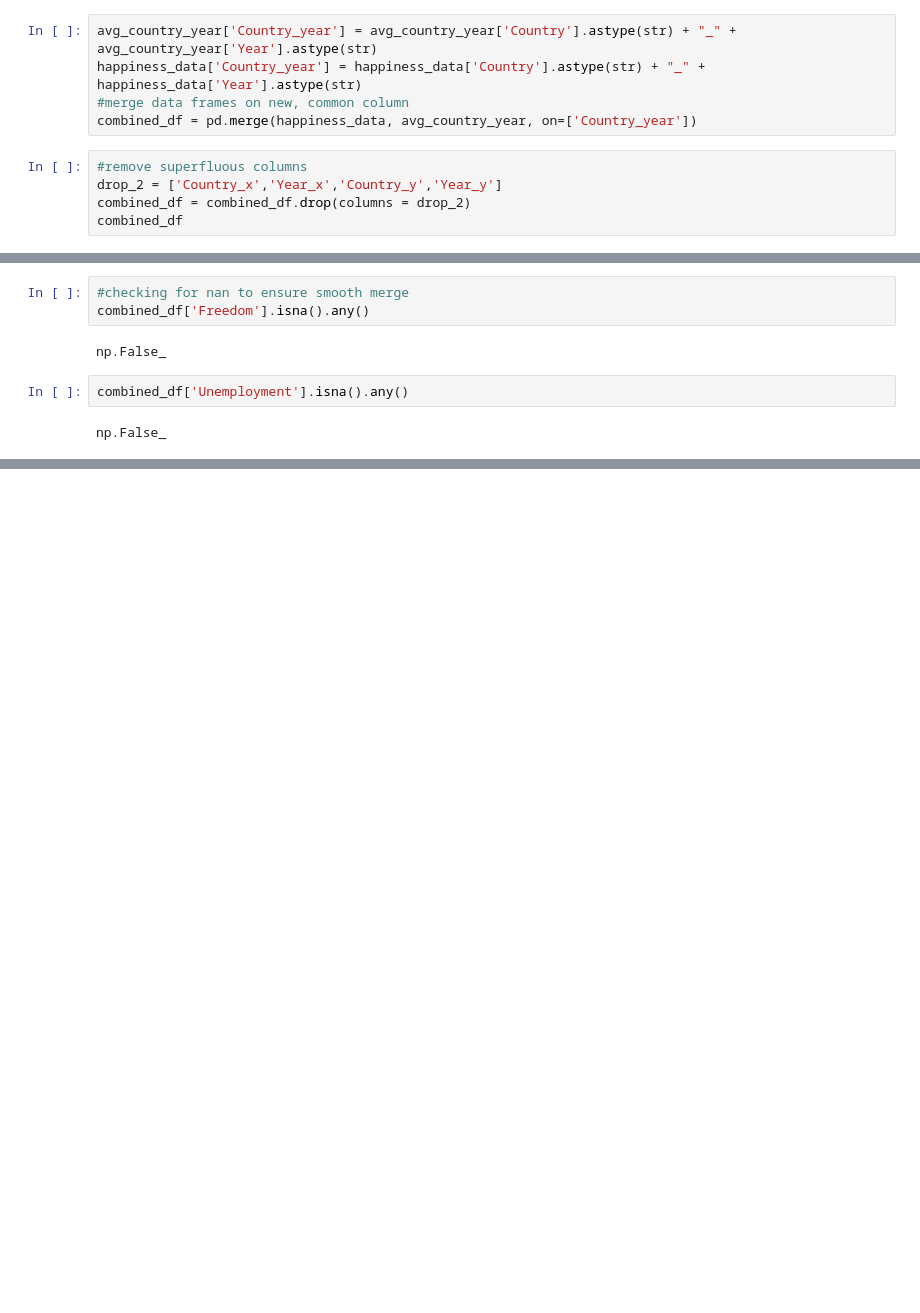
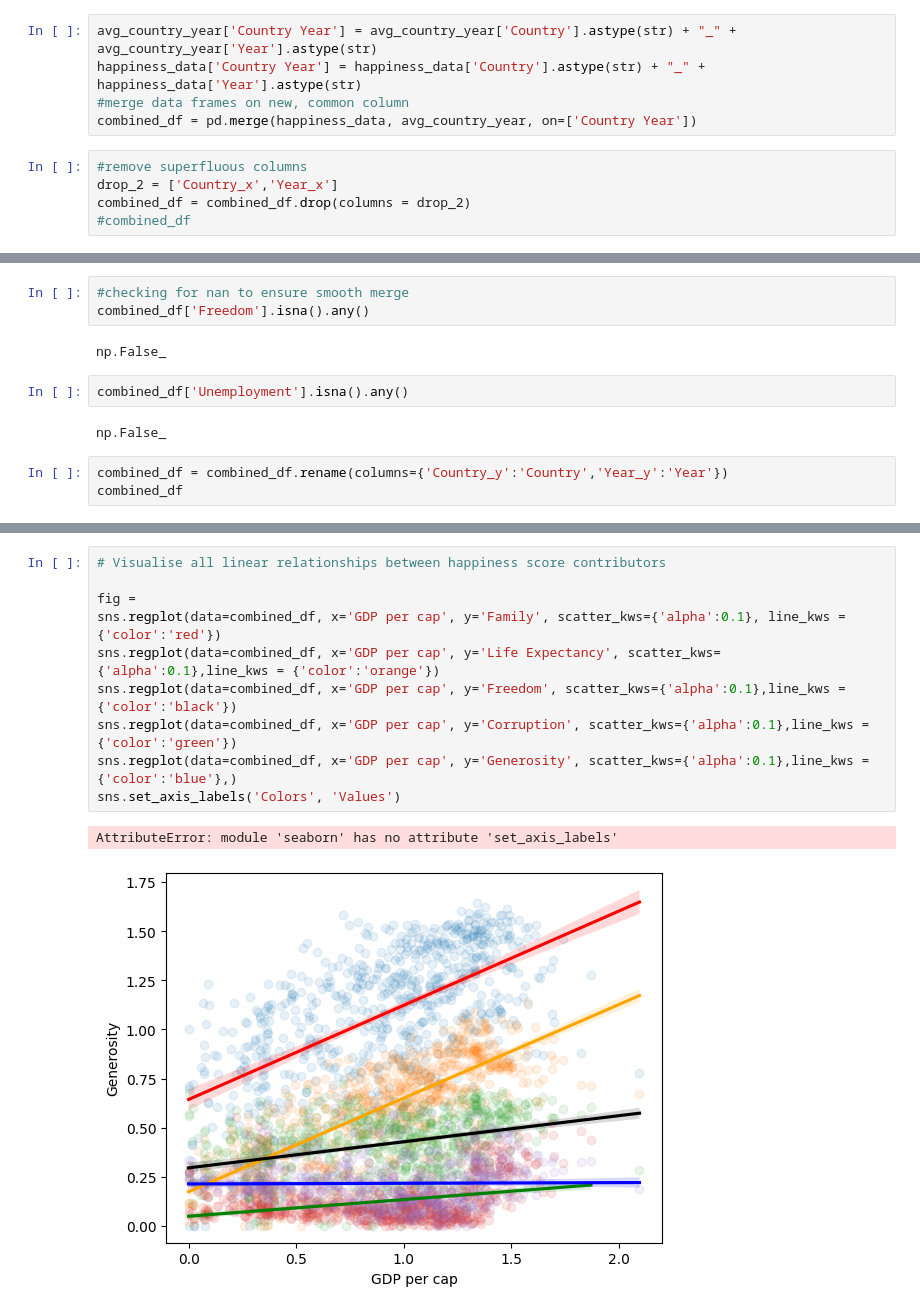
Before and after one commit to knnthfrmn/dsc25_group, a Jupyter notebook: summative.ipynb, the cells around one changed output, grey strips where cells are left out. Drawn from its saved outputs; the diff is of its cells as text; blank space fills up the shorter version.

Commit message:
graphing prototype

```diff
--- a/summative.ipynb
+++ b/summative.ipynb
@@ -242,12 +242,12 @@ avg_country_year
 | 944 | Zimbabwe | 2019 | 8.295833 |
 945 rows × 3 columns
 # %%
-avg_country_year['Country_year'] = avg_country_year['Country'].astype(str) + "_" + avg_country_year['Year'].astype(str)
-happiness_data['Country_year'] = happiness_data['Country'].astype(str) + "_" + happiness_data['Year'].astype(str)
+avg_country_year['Country Year'] = avg_country_year['Country'].astype(str) + "_" + avg_country_year['Year'].astype(str)
+happiness_data['Country Year'] = happiness_data['Country'].astype(str) + "_" + happiness_data['Year'].astype(str)
 #merge data frames on new, common column
-combined_df = pd.merge(happiness_data, avg_country_year, on=['Country_year'])
+combined_df = pd.merge(happiness_data, avg_country_year, on=['Country Year'])
 # %%
 #remove superfluous columns
-drop_2 = ['Country_x','Year_x','Country_y','Year_y']
+drop_2 = ['Country_x','Year_x']
 combined_df = combined_df.drop(columns = drop_2)
-combined_df
+#combined_df
@@ -274,3 +260,6 @@ np.False_
 combined_df['Unemployment'].isna().any()
 # %% [output]
 np.False_
+# %%
+combined_df = combined_df.rename(columns={'Country_y':'Country','Year_y':'Year'})
+combined_df
@@ -276,0 +280,13 @@ np.False_
+# %%
+# Visualise all linear relationships between happiness score contributors
+
+fig =
+sns.regplot(data=combined_df, x='GDP per cap', y='Family', scatter_kws={'alpha':0.1}, line_kws = {'color':'red'})
+sns.regplot(data=combined_df, x='GDP per cap', y='Life Expectancy', scatter_kws={'alpha':0.1},line_kws = {'color':'orange'})
+sns.regplot(data=combined_df, x='GDP per cap', y='Freedom', scatter_kws={'alpha':0.1},line_kws = {'color':'black'})
+sns.regplot(data=combined_df, x='GDP per cap', y='Corruption', scatter_kws={'alpha':0.1},line_kws = {'color':'green'})
+sns.regplot(data=combined_df, x='GDP per cap', y='Generosity', scatter_kws={'alpha':0.1},line_kws = {'color':'blue'},)
+sns.set_axis_labels('Colors', 'Values')
+# %% [output]
+AttributeError: module 'seaborn' has no attribute 'set_axis_labels'
+[figure, added]
```
Also changed, not shown: parts of 3 cells of this notebook.
